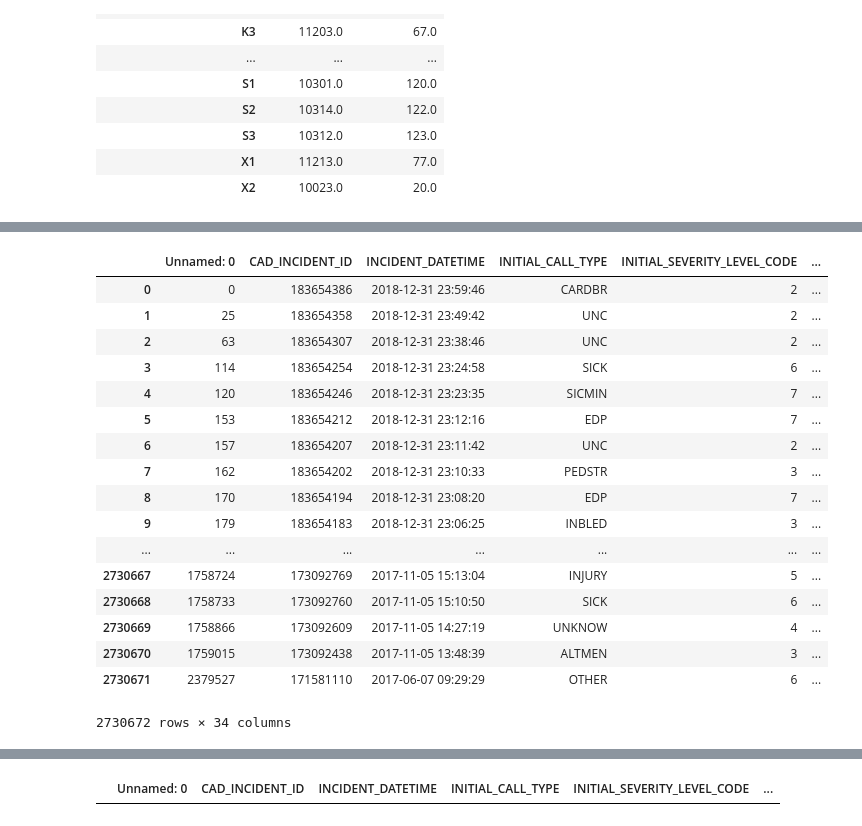
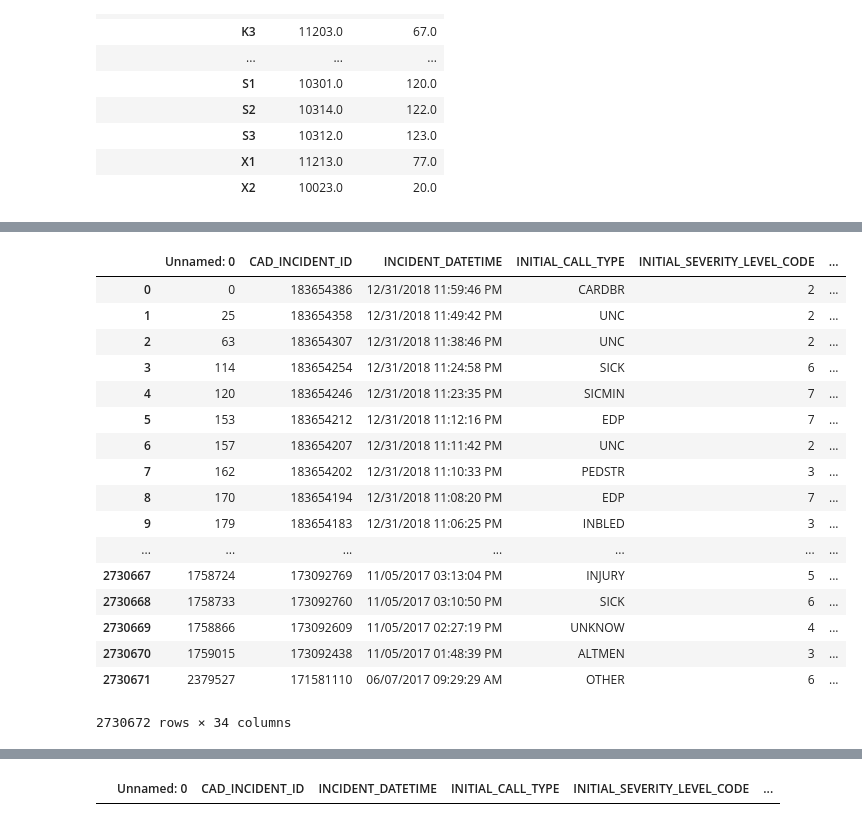
Before and after one commit to akuz91/CodeBlue, a Jupyter notebook: Data Cleaning .ipynb, the cells around one changed output, grey strips where cells are left out. Saved outputs shown, nothing was run; the diff lists cells and outputs as text; code cells hidden in the pictures.

```diff
--- a/Data Cleaning .ipynb
+++ b/Data Cleaning .ipynb
@@ -56,6 +39,9 @@ dtype: int64
 # %%
-data["INCIDENT_DATETIME"] = pd.to_datetime(data["INCIDENT_DATETIME"])
-data["FIRST_ASSIGNMENT_DATETIME"] = pd.to_datetime(data["FIRST_ASSIGNMENT_DATETIME"])
+#Convert to DateTime
+# data["INCIDENT_DATETIME"] = pd.to_datetime(data["INCIDENT_DATETIME"])
+# data["FIRST_ASSIGNMENT_DATETIME"] = pd.to_datetime(data["FIRST_ASSIGNMENT_DATETIME"])
+# # data["FIRST_ACTIVATION_DATETIME"] = pd.to_datetime(data["FIRST_ACTIVATION_DATETIME"])
+# data["FIRST_ON_SCENE_DATETIME"] = pd.to_datetime(data["FIRST_ON_SCENE_DATETIME"])
 # %%
 # data.to_csv("EMS_2017_2018_DT.csv")
 # %%
@@ -124,5 +124,6 @@ len(data_csv[(data_csv['INCIDENT_DISPOSITION_CODE'] == 96)
 # %% [output]
 245
 # %%
-data_csv = data_csv[(data_csv['INCIDENT_DISPOSITION_CODE'] != 96) & (data_csv['INCIDENT_TRAVEL_TM_SECONDS_QY'] != 0)]
+data_csv = data_csv[(data_csv['INCIDENT_DISPOSITION_CODE'] != 96)
+                    & (data_csv['INCIDENT_TRAVEL_TM_SECONDS_QY'] != 0)]
 # %%
@@ -164,12 +162,12 @@ Initial severity unique #'s:  [2 4 6 3 7 5 1 8 9]
 #Why did we look at this again? : Because no patient was found and they still traveled there
 unfounded = data_csv[data_csv['INCIDENT_DISPOSITION_CODE'] == 90.0]
 # %%
-mv_data_csv = pd.DataFrame(columns = ['ZIPCODE_mv','PRECINCT_mv'])
+mv_zip_pre = pd.DataFrame(columns = ['ZIPCODE_mv','PRECINCT_mv'])
 #take mode of zipcode from 'INCIDENT_DISPATCH_AREA' to replace all zipcode NaN
 #do we take from Data or Data_csv that has deleted Nans?
-mv_data_csv['ZIPCODE_mv'] = data_csv.groupby('INCIDENT_DISPATCH_AREA')['ZIPCODE'].apply(lambda x: x.value_counts().index[0])
-mv_data_csv['PRECINCT_mv'] = data_csv.groupby('INCIDENT_DISPATCH_AREA')['POLICEPRECINCT'].apply(lambda x: x.value_counts().index[0])
-mv_data_csv
+mv_zip_pre['ZIPCODE_mv'] = data_csv.groupby('INCIDENT_DISPATCH_AREA')['ZIPCODE'].apply(lambda x: x.value_counts().index[0])
+mv_zip_pre['PRECINCT_mv'] = data_csv.groupby('INCIDENT_DISPATCH_AREA')['POLICEPRECINCT'].apply(lambda x: x.value_counts().index[0])
+mv_zip_pre
 # %% [output]
 |  | ZIPCODE_mv | PRECINCT_mv |
 | INCIDENT_DISPATCH_AREA |  |  |
@@ -240,23 +190,23 @@ mv_data == mv_data_csv
 # %%
-mv_clean = data_csv.merge(mv_data_csv,on = 'INCIDENT_DISPATCH_AREA')
-mv_clean
+data_clean = data_csv.merge(mv_zip_pre,on = 'INCIDENT_DISPATCH_AREA')
+data_clean
 # %% [output]
 |  | Unnamed: 0 | CAD_INCIDENT_ID | INCIDENT_DATETIME | INITIAL_CALL_TYPE | INITIAL_SEVERITY_LEVEL_CODE | ... |
-| 0 | 0 | 183654386 | 2018-12-31 23:59:46 | CARDBR | 2 | ... |
-| 1 | 25 | 183654358 | 2018-12-31 23:49:42 | UNC | 2 | ... |
-| 2 | 63 | 183654307 | 2018-12-31 23:38:46 | UNC | 2 | ... |
-| 3 | 114 | 183654254 | 2018-12-31 23:24:58 | SICK | 6 | ... |
-| 4 | 120 | 183654246 | 2018-12-31 23:23:35 | SICMIN | 7 | ... |
-| 5 | 153 | 183654212 | 2018-12-31 23:12:16 | EDP | 7 | ... |
-| 6 | 157 | 183654207 | 2018-12-31 23:11:42 | UNC | 2 | ... |
-| 7 | 162 | 183654202 | 2018-12-31 23:10:33 | PEDSTR | 3 | ... |
-| 8 | 170 | 183654194 | 2018-12-31 23:08:20 | EDP | 7 | ... |
-| 9 | 179 | 183654183 | 2018-12-31 23:06:25 | INBLED | 3 | ... |
+| 0 | 0 | 183654386 | 12/31/2018 11:59:46 PM | CARDBR | 2 | ... |
+| 1 | 25 | 183654358 | 12/31/2018 11:49:42 PM | UNC | 2 | ... |
+| 2 | 63 | 183654307 | 12/31/2018 11:38:46 PM | UNC | 2 | ... |
+| 3 | 114 | 183654254 | 12/31/2018 11:24:58 PM | SICK | 6 | ... |
+| 4 | 120 | 183654246 | 12/31/2018 11:23:35 PM | SICMIN | 7 | ... |
+| 5 | 153 | 183654212 | 12/31/2018 11:12:16 PM | EDP | 7 | ... |
+| 6 | 157 | 183654207 | 12/31/2018 11:11:42 PM | UNC | 2 | ... |
+| 7 | 162 | 183654202 | 12/31/2018 11:10:33 PM | PEDSTR | 3 | ... |
+| 8 | 170 | 183654194 | 12/31/2018 11:08:20 PM | EDP | 7 | ... |
+| 9 | 179 | 183654183 | 12/31/2018 11:06:25 PM | INBLED | 3 | ... |
 | ... | ... | ... | ... | ... | ... | ... |
-| 2730667 | 1758724 | 173092769 | 2017-11-05 15:13:04 | INJURY | 5 | ... |
-| 2730668 | 1758733 | 173092760 | 2017-11-05 15:10:50 | SICK | 6 | ... |
-| 2730669 | 1758866 | 173092609 | 2017-11-05 14:27:19 | UNKNOW | 4 | ... |
-| 2730670 | 1759015 | 173092438 | 2017-11-05 13:48:39 | ALTMEN | 3 | ... |
-| 2730671 | 2379527 | 171581110 | 2017-06-07 09:29:29 | OTHER | 6 | ... |
+| 2730667 | 1758724 | 173092769 | 11/05/2017 03:13:04 PM | INJURY | 5 | ... |
+| 2730668 | 1758733 | 173092760 | 11/05/2017 03:10:50 PM | SICK | 6 | ... |
+| 2730669 | 1758866 | 173092609 | 11/05/2017 02:27:19 PM | UNKNOW | 4 | ... |
+| 2730670 | 1759015 | 173092438 | 11/05/2017 01:48:39 PM | ALTMEN | 3 | ... |
+| 2730671 | 2379527 | 171581110 | 06/07/2017 09:29:29 AM | OTHER | 6 | ... |
 2730672 rows × 34 columns
 # %%
```
Also changed, not shown: parts of 55 cells of this notebook.
